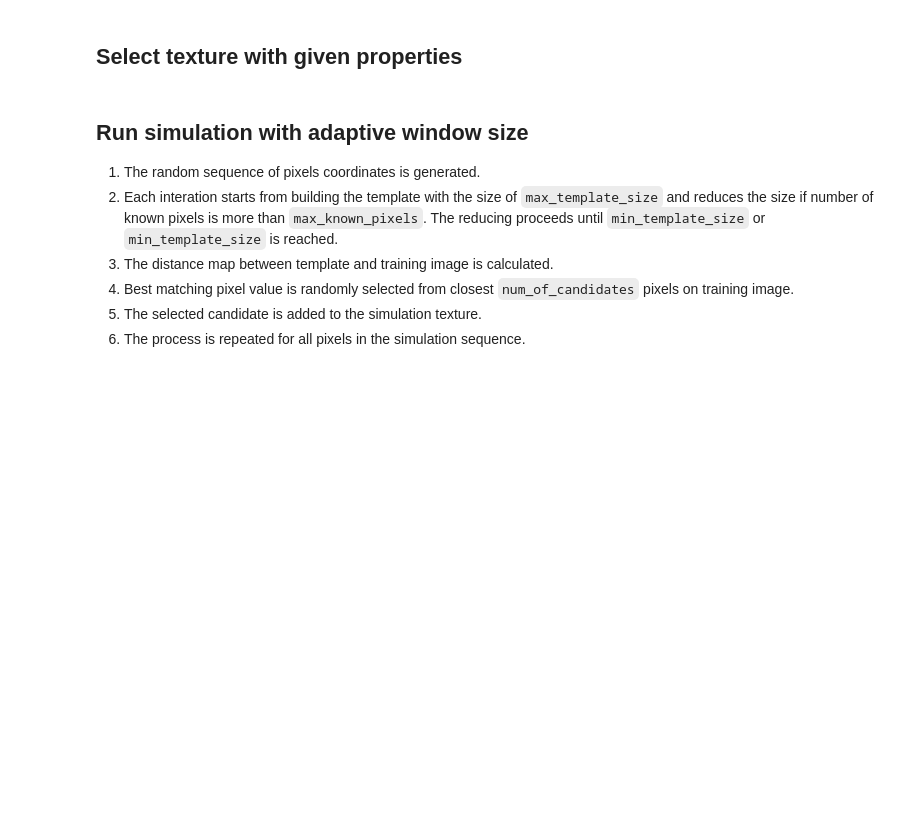
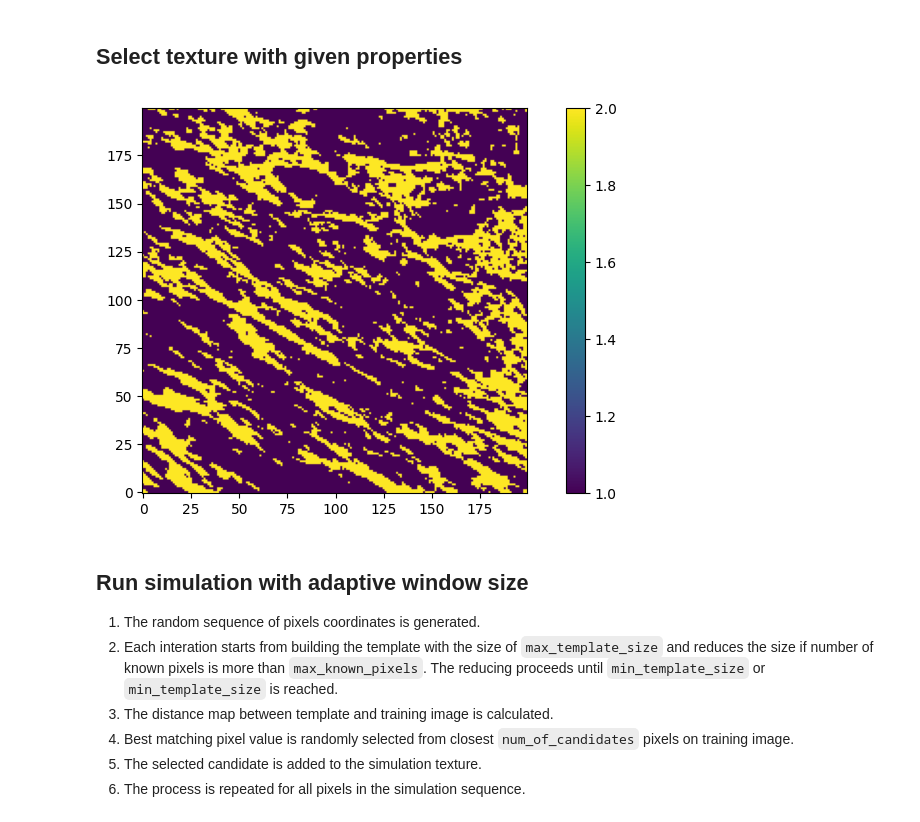
Before and after one commit to TiNezlobinsky/BiTis, a Jupyter notebook: Tutorials/FibrosisGeneration.ipynb, the cells around one changed output. Drawn from its saved outputs; the diff is of its cells as text; code cells hidden in the pictures; blank space fills up the shorter version.

```diff
--- a/Tutorials/FibrosisGeneration.ipynb
+++ b/Tutorials/FibrosisGeneration.ipynb
@@ -27,18 +27,25 @@ memory usage: 3.6+ KB
 # %%
 import bitis as bt
 import numpy as np
 import matplotlib.pyplot as plt
 
 
 # Filter the dataset to extract one specific texture that meets the criteria:
 filtered_df = df[(df['Density'].between(0.3, 0.35)) &
                  (df['Elongation'] > 2.5)]
 
 # Select the first texture that meets the criteria
 texture = filtered_df["Tissue Matrix"].iloc[0]
 
 # Convert the texture to a matrix with values 1 and 2 and float32 type
 training_tex = np.where(texture == 0, 1, 2).astype(np.float32)
+
+plt.figure(figsize=(10, 5))
+plt.imshow(training_tex, cmap='viridis', origin='lower')
+plt.colorbar()
+plt.show()
+# %% [output]
+[figure, added]
 # %% [markdown]
 ## Run simulation with adaptive window size
 
```
Also changed, not shown: parts of 2 cells of this notebook, 15 other files.
